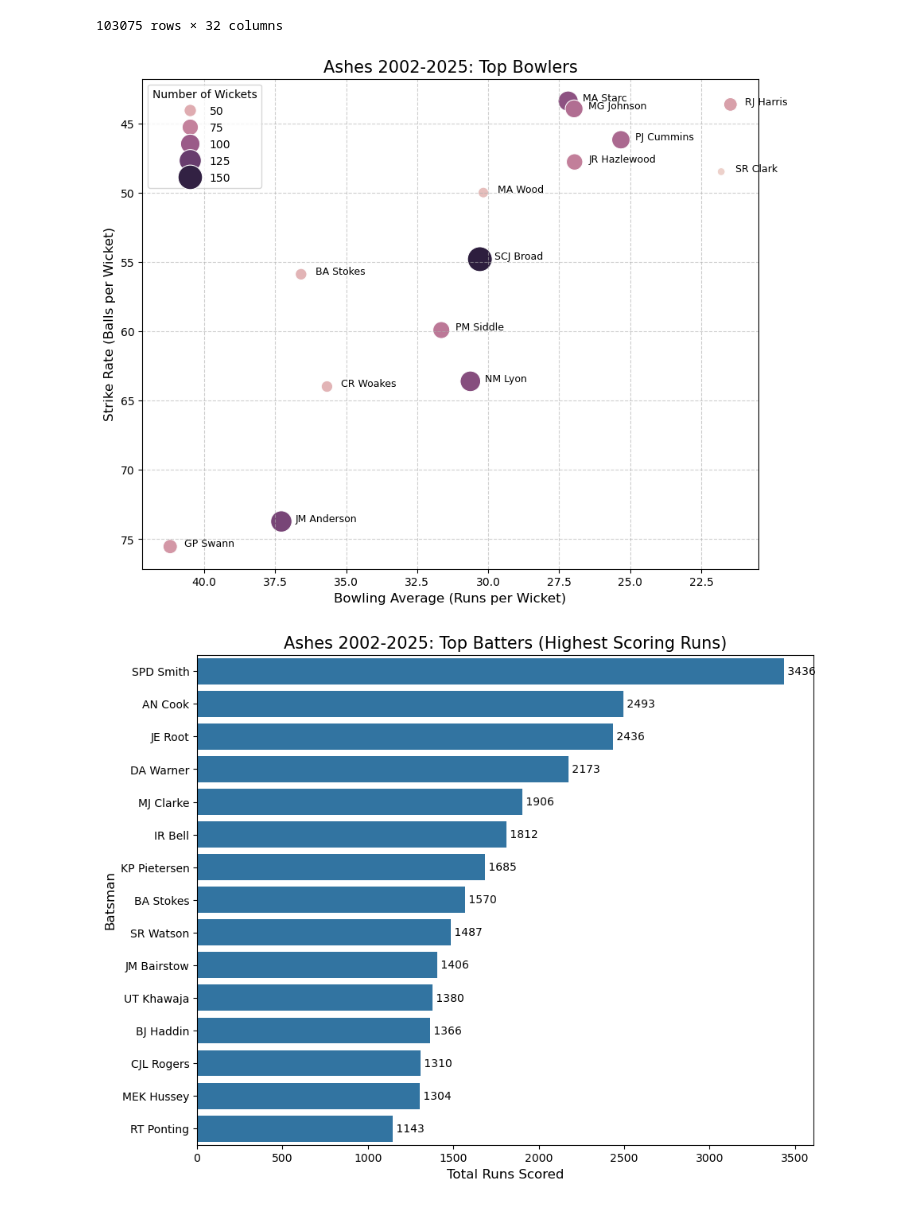
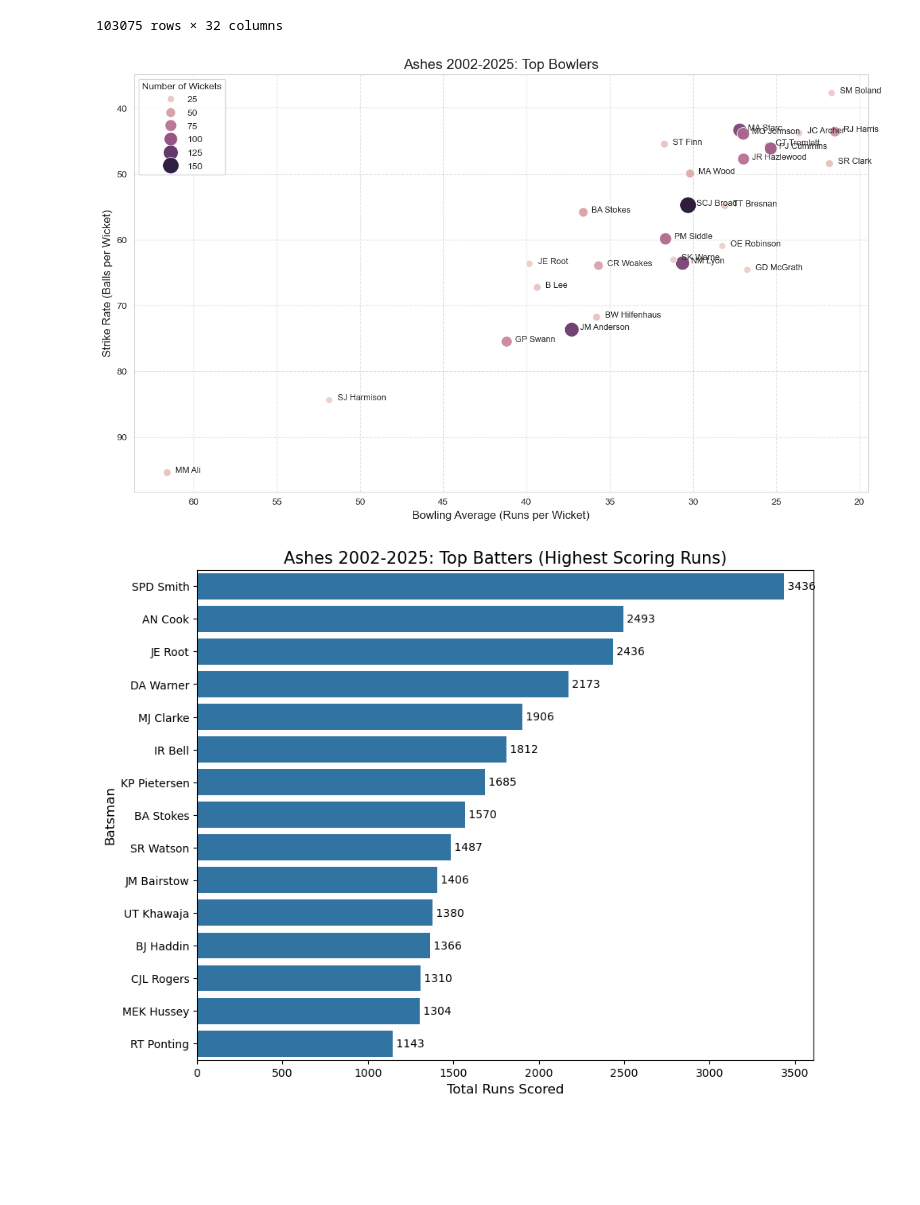
Before and after one commit to zoeh6176-sketch/Programming-Assessment, a Jupyter notebook: Untitled.ipynb, the cells around one changed output. Saved outputs shown, nothing was run; the diff lists cells and outputs as text; code cells hidden in the pictures; blank space fills up the shorter version.

Commit message:
Scatter Plot of batting averages and editing some other plots

```diff
--- a/Untitled.ipynb
+++ b/Untitled.ipynb
@@ -114,38 +114,38 @@ import seaborn as sns
 bowler_stats = full_data.groupby('bowler').agg({'wicket':'sum',
                                                 'total_runs':'sum',
                                                 'ball': 'count'}).reset_index()
-best_bowlers = bowler_stats[bowler_stats['wicket'] >=30].copy()
+best_bowlers = bowler_stats[bowler_stats['wicket'] >=20].copy()
 
 best_bowlers['bowling_avg'] = best_bowlers['total_runs'] / best_bowlers['wicket']
 best_bowlers['strike_rate'] = best_bowlers['ball'] / best_bowlers['wicket']
 
 # Creating Scatterplot
-plt.figure(figsize = (10,8))
+plt.figure(figsize = (14,8))
 sns.scatterplot(data = best_bowlers,
                 x = 'bowling_avg',
                 y = 'strike_rate',
                 size = 'wicket',
                 hue = 'wicket',
-                sizes = (50,500))
+                sizes = (50,300))
 
 # Lower is better for both strike rate and bowling average
 plt.gca().invert_xaxis()
 plt.gca().invert_yaxis()
 
 for i in range(best_bowlers.shape[0]):
     plt.text(x = best_bowlers.bowling_avg.iloc[i] - 0.5,
              y = best_bowlers.strike_rate.iloc[i],
              s = best_bowlers.bowler.iloc[i],
              fontsize = 9)
 
 plt.title('Ashes 2002-2025: Top Bowlers', fontsize = 15)
 plt.xlabel('Bowling Average (Runs per Wicket)', fontsize = 12)
 plt.ylabel('Strike Rate (Balls per Wicket)', fontsize = 12)
 plt.legend(title = "Number of Wickets",loc = 'upper left')
 plt.grid(True, linestyle = '--', alpha = 0.6)
 plt.show()
 # %% [output]
-[figure, old version]
+[figure, new version]
 # %%
 # Creating new dataframe for best batters
 batsman_stats = full_data.groupby('striker')['runs_off_bat'].sum().reset_index()
```
Also changed, not shown: parts of 4 cells of this notebook.
